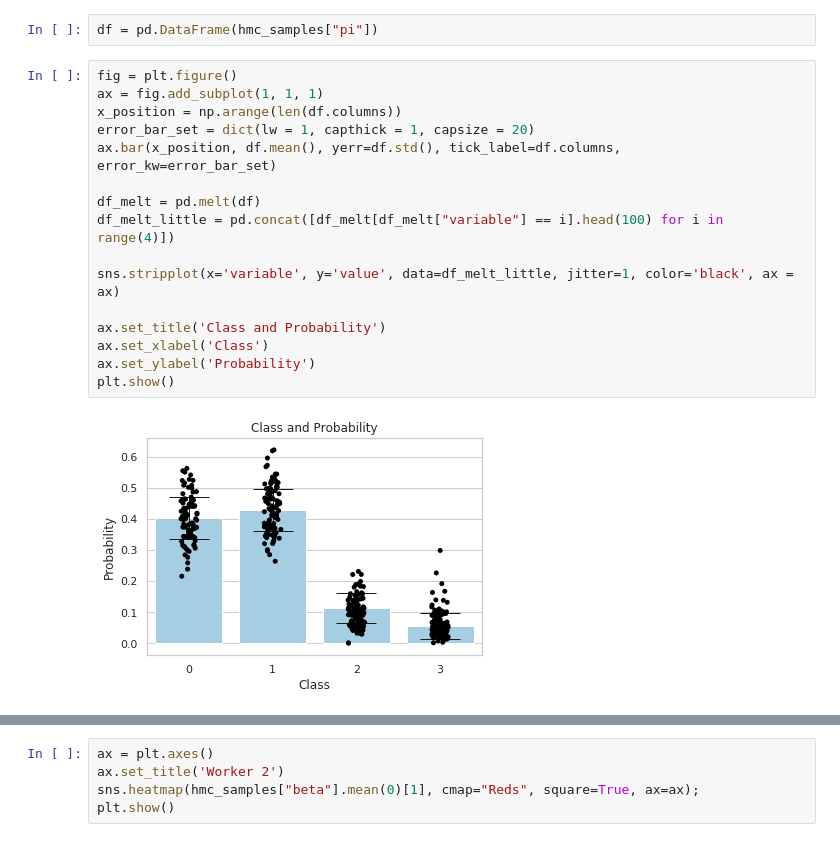
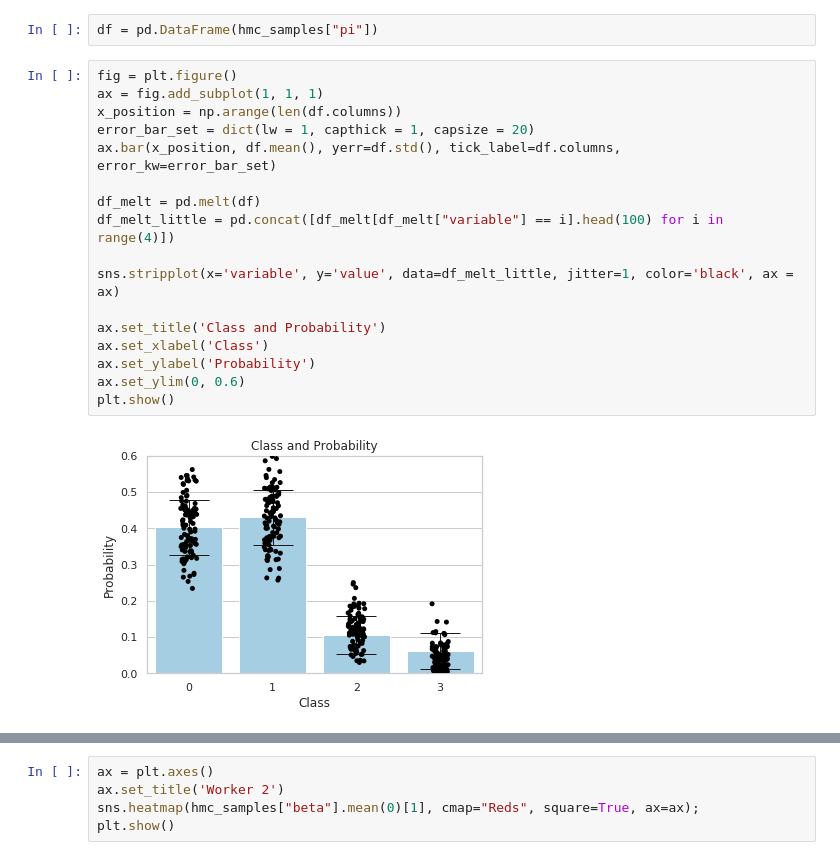
Before and after one commit to kajyuuen/Bayesian-Dawid-Skene, a Jupyter notebook: Bayesian Dawid-Skene.ipynb, the cells around one changed output, grey strips where cells are left out. Drawn from its saved outputs; the diff is of its cells as text.

```diff
--- a/Bayesian Dawid-Skene.ipynb
+++ b/Bayesian Dawid-Skene.ipynb
@@ -72,21 +72,22 @@ df = pd.DataFrame(hmc_samples["pi"])
 # %%
 fig = plt.figure()
 ax = fig.add_subplot(1, 1, 1)
 x_position = np.arange(len(df.columns))
 error_bar_set = dict(lw = 1, capthick = 1, capsize = 20)
 ax.bar(x_position, df.mean(), yerr=df.std(), tick_label=df.columns, error_kw=error_bar_set)
 
 df_melt = pd.melt(df)
 df_melt_little = pd.concat([df_melt[df_melt["variable"] == i].head(100) for i in range(4)])
 
 sns.stripplot(x='variable', y='value', data=df_melt_little, jitter=1, color='black', ax = ax)
 
 ax.set_title('Class and Probability')
 ax.set_xlabel('Class')
 ax.set_ylabel('Probability')
+ax.set_ylim(0, 0.6)
 plt.show()
 # %% [output]
-[figure, old version]
+[figure, new version]
 # %%
 ax = plt.axes()
 ax.set_title('Worker 1')
```
Also changed, not shown: parts of 1 cell of this notebook, 1 other file.
